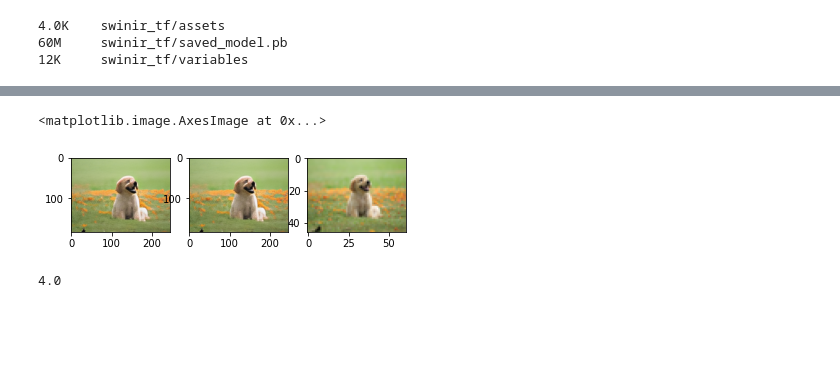
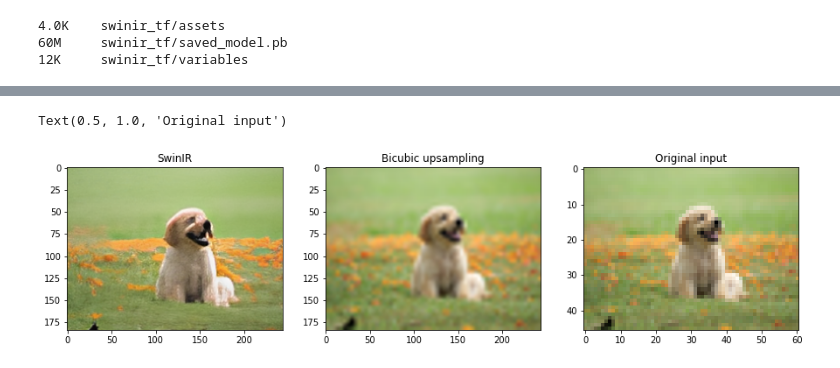
Before and after one commit to tornikeo/kaggle, a Jupyter notebook: swinir-to-tfjs.ipynb, the cells around one changed output, grey strips where cells are left out. Saved outputs shown, nothing was run; the diff lists cells and outputs as text; code cells hidden in the pictures; blank space fills up the shorter version.

```diff
--- a/swinir-to-tfjs.ipynb
+++ b/swinir-to-tfjs.ipynb
@@ -437,12 +421,12 @@ output = superres_tf(x)
 # %%
-f,axs = plt.subplots(1,3)
+
+f,axs = plt.subplots(1,3,figsize=(15,5))
 axs[0].imshow(output)
-axs[1].imshow(z)
+axs[0].set_title('SwinIR')
+axs[1].imshow(img_xxsmall.resize(np.array(img_xxsmall.size) * 4,Image.BICUBIC))
+axs[1].set_title('Bicubic upsampling')
 axs[2].imshow(img_xxsmall)
+axs[2].set_title('Original input')
 # %% [output]
-<matplotlib.image.AxesImage at 0x...>
+Text(0.5, 1.0, 'Original input')
-[figure, old version]
+[figure, new version]
-# %%
-256 / 64
-# %% [output]
-4.0
```
Also changed, not shown: parts of 28 cells of this notebook.
